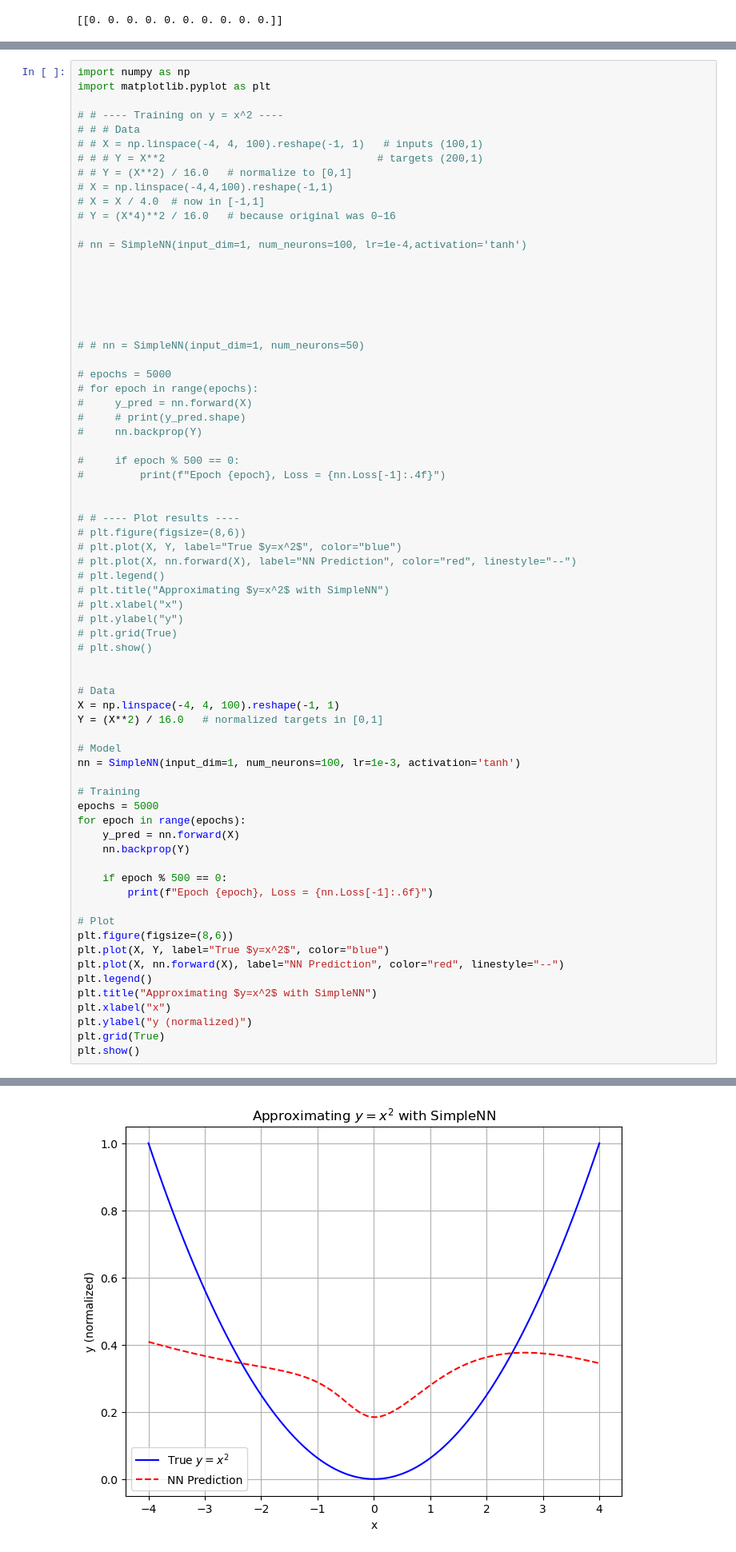
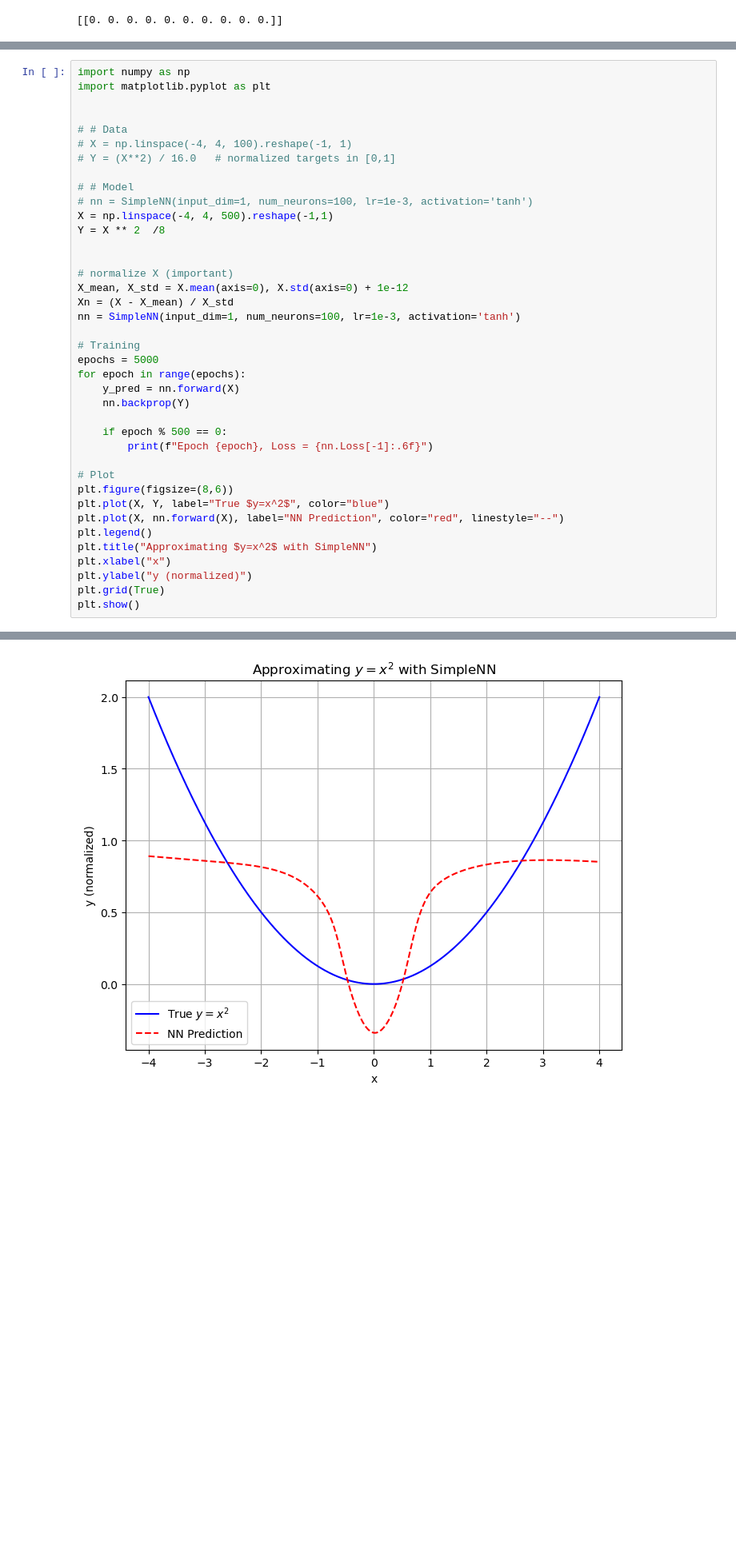
Before and after one commit to Khesorw/neural_network_from_scratch, a Jupyter notebook: feed.ipynb, the cells around one changed output, grey strips where cells are left out. Shown at 80% size. Saved outputs shown, nothing was run; the diff lists cells and outputs as text; blank space fills up the shorter version.

```diff
--- a/feed.ipynb
+++ b/feed.ipynb
@@ -405,51 +385,20 @@ class SimpleNN:
 import numpy as np
 import matplotlib.pyplot as plt
 
-# # ---- Training on y = x^2 ----
-# # # Data
-# # X = np.linspace(-4, 4, 100).reshape(-1, 1)   # inputs (100,1)
-# # # Y = X**2                                  # targets (200,1)
-# # Y = (X**2) / 16.0   # normalize to [0,1]
-# X = np.linspace(-4,4,100).reshape(-1,1)
-# X = X / 4.0  # now in [-1,1]
-# Y = (X*4)**2 / 16.0   # because original was 0–16
 
-# nn = SimpleNN(input_dim=1, num_neurons=100, lr=1e-4,activation='tanh')
+# # Data
+# X = np.linspace(-4, 4, 100).reshape(-1, 1)
+# Y = (X**2) / 16.0   # normalized targets in [0,1]
+
+# # Model
+# nn = SimpleNN(input_dim=1, num_neurons=100, lr=1e-3, activation='tanh')
+X = np.linspace(-4, 4, 500).reshape(-1,1)
+Y = X ** 2  /8
 
 
-
-
-
-
-# # nn = SimpleNN(input_dim=1, num_neurons=50)
-
-# epochs = 5000
-# for epoch in range(epochs):
-#     y_pred = nn.forward(X)
-#     # print(y_pred.shape)
-#     nn.backprop(Y)
-
-#     if epoch % 500 == 0:
-#         print(f"Epoch {epoch}, Loss = {nn.Loss[-1]:.4f}")
-
-
-# # ---- Plot results ----
-# plt.figure(figsize=(8,6))
-# plt.plot(X, Y, label="True $y=x^2$", color="blue")
-# plt.plot(X, nn.forward(X), label="NN Prediction", color="red", linestyle="--")
-# plt.legend()
-# plt.title("Approximating $y=x^2$ with SimpleNN")
-# plt.xlabel("x")
-# plt.ylabel("y")
-# plt.grid(True)
-# plt.show()
-
-
-# Data
-X = np.linspace(-4, 4, 100).reshape(-1, 1)
-Y = (X**2) / 16.0   # normalized targets in [0,1]
-
-# Model
+# normalize X (important)
+X_mean, X_std = X.mean(axis=0), X.std(axis=0) + 1e-12
+Xn = (X - X_mean) / X_std
 nn = SimpleNN(input_dim=1, num_neurons=100, lr=1e-3, activation='tanh')
 
 # Training
@@ -485,4 +434,4 @@ Epoch 4500, Loss = 0.039832
-[figure, old version]
+[figure, new version]
 # %%
 import numpy as np
 import matplotlib.pyplot as plt
```
Also changed, not shown: parts of 6 cells of this notebook, 2 other files.
